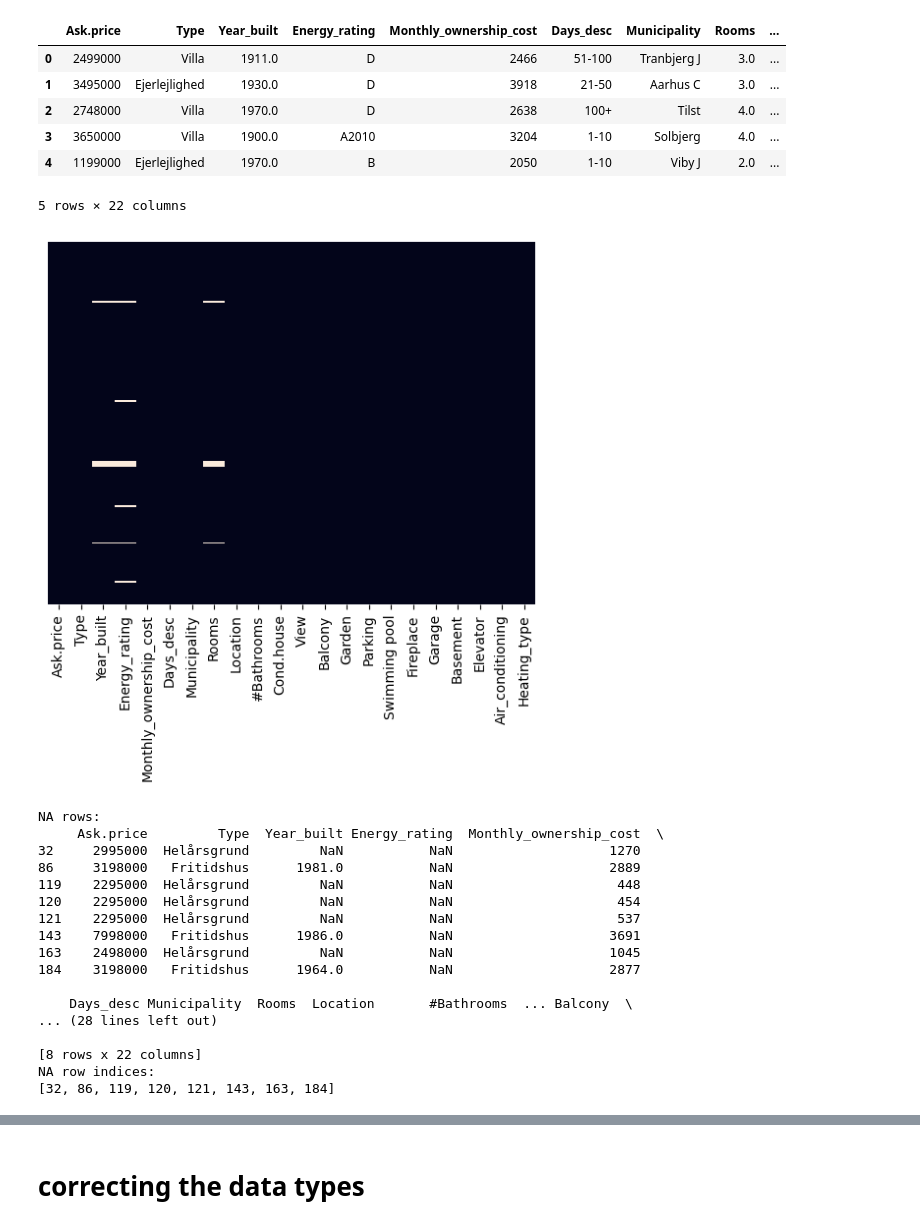
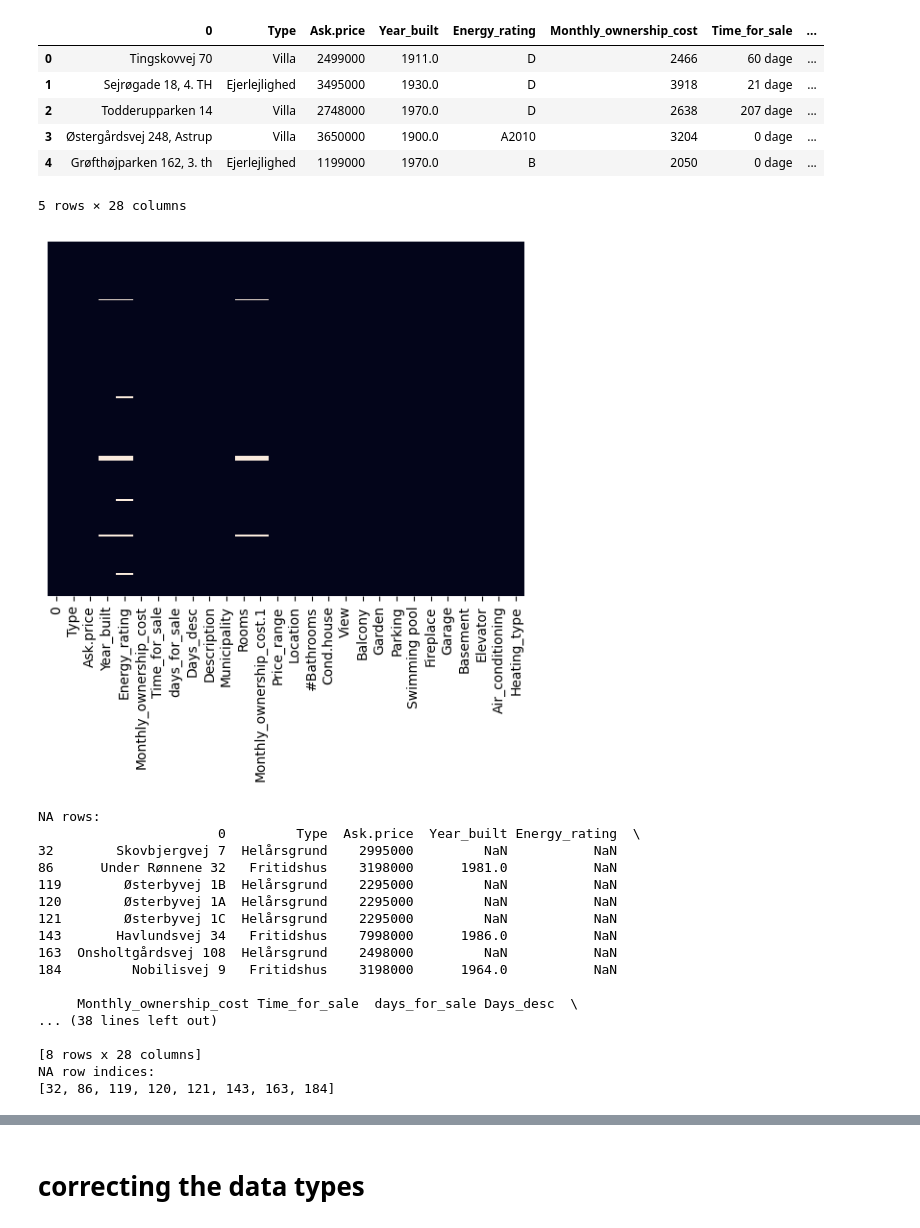
Before and after one commit to SebVJ/dsp_project, a Jupyter notebook: dsp_project/1. Data Exploration/Data_exp.ipynb, the cells around one changed output, grey strips where cells are left out. Drawn from its saved outputs; the diff is of its cells as text; code cells hidden in the pictures.

```diff
--- a/dsp_project/1. Data Exploration/Data_exp.ipynb
+++ b/dsp_project/1. Data Exploration/Data_exp.ipynb
@@ -12,19 +12,19 @@ warnings.filterwarnings('ignore')
 # %%
 import pandas as pd
 
 df = pd.read_excel('/Users/andreasbrogaard/Documents/dsp_project/dsp_project/Data Collection/gpt_response_clean.xlsx')
 
 #df_train = df[['Type', 'Ask.price', 'Year_built', 'Energy_rating', 'Monthly_ownership_cost', 'Days_desc', 'Municipality', 'Rooms', 'Monthly_ownership_cost.1', 'Location', '#Bathrooms', 'Cond.house', 'View', 'Balcony', 'Garden', 'Parking', 'Swimming pool', 'Fireplace', 'Garage', 'Basement', 'Elevator', 'Air_conditioning', 'Heating_type']]
-df = df[[ 'Ask.price', 'Type', 'Year_built', 'Energy_rating', 'Monthly_ownership_cost', 'Days_desc', 'Municipality', 'Rooms', 'Location', '#Bathrooms', 'Cond.house', 'View', 'Balcony', 'Garden', 'Parking', 'Swimming pool', 'Fireplace', 'Garage', 'Basement', 'Elevator', 'Air_conditioning', 'Heating_type']]
+#df = df[[ 'Ask.price', 'Type', 'Year_built', 'Energy_rating', 'Monthly_ownership_cost', 'Days_desc', 'Municipality', 'Rooms', 'Location', '#Bathrooms', 'Cond.house', 'View', 'Balcony', 'Garden', 'Parking', 'Swimming pool', 'Fireplace', 'Garage', 'Basement', 'Elevator', 'Air_conditioning', 'Heating_type']]
 df.head()
 # %% [output]
-|  | Ask.price | Type | Year_built | Energy_rating | Monthly_ownership_cost | Days_desc | Municipality | Rooms | ... |
-| 0 | 2499000 | Villa | 1911.0 | D | 2466 | 51-100 | Tranbjerg J | 3.0 | ... |
-| 1 | 3495000 | Ejerlejlighed | 1930.0 | D | 3918 | 21-50 | Aarhus C | 3.0 | ... |
-| 2 | 2748000 | Villa | 1970.0 | D | 2638 | 100+ | Tilst | 4.0 | ... |
-| 3 | 3650000 | Villa | 1900.0 | A2010 | 3204 | 1-10 | Solbjerg | 4.0 | ... |
-| 4 | 1199000 | Ejerlejlighed | 1970.0 | B | 2050 | 1-10 | Viby J | 2.0 | ... |
+|  | 0 | Type | Ask.price | Year_built | Energy_rating | Monthly_ownership_cost | Time_for_sale | ... |
+| 0 | Tingskovvej 70 | Villa | 2499000 | 1911.0 | D | 2466 | 60 dage | ... |
+| 1 | Sejrøgade 18, 4. TH | Ejerlejlighed | 3495000 | 1930.0 | D | 3918 | 21 dage | ... |
+| 2 | Todderupparken 14 | Villa | 2748000 | 1970.0 | D | 2638 | 207 dage | ... |
+| 3 | Østergårdsvej 248, Astrup | Villa | 3650000 | 1900.0 | A2010 | 3204 | 0 dage | ... |
+| 4 | Grøfthøjparken 162, 3. th | Ejerlejlighed | 1199000 | 1970.0 | B | 2050 | 0 dage | ... |
-5 rows × 22 columns
+5 rows × 28 columns
 # %%
 import seaborn as sns
 import matplotlib.pyplot as plt
@@ -37,7 +37,7 @@ sns.heatmap(df.isnull(), cbar=False, yticklabels=False)
 # Show the plot
 plt.show()
 # %% [output]
-[figure, old version]
+[figure, new version]
 # %%
 na_rows = df[df.isna().any(axis=1)]
 na_indices = na_rows.index.tolist()
@@ -49,20 +49,20 @@ print(na_indices)
 df.dropna(inplace=True)
 # %% [output]
 NA rows:
-     Ask.price         Type  Year_built Energy_rating  Monthly_ownership_cost  \
-32     2995000  Helårsgrund         NaN           NaN                    1270
-86     3198000   Fritidshus      1981.0           NaN                    2889
-119    2295000  Helårsgrund         NaN           NaN                     448
-120    2295000  Helårsgrund         NaN           NaN                     454
-121    2295000  Helårsgrund         NaN           NaN                     537
-143    7998000   Fritidshus      1986.0           NaN                    3691
-163    2498000  Helårsgrund         NaN           NaN                    1045
-184    3198000   Fritidshus      1964.0           NaN                    2877
+                       0         Type  Ask.price  Year_built Energy_rating  \
+32        Skovbjergvej 7  Helårsgrund    2995000         NaN           NaN
+86      Under Rønnene 32   Fritidshus    3198000      1981.0           NaN
+119        Østerbyvej 1B  Helårsgrund    2295000         NaN           NaN
+120        Østerbyvej 1A  Helårsgrund    2295000         NaN           NaN
+121        Østerbyvej 1C  Helårsgrund    2295000         NaN           NaN
+143       Havlundsvej 34   Fritidshus    7998000      1986.0           NaN
+163  Onsholtgårdsvej 108  Helårsgrund    2498000         NaN           NaN
+184         Nobilisvej 9   Fritidshus    3198000      1964.0           NaN
 
-    Days_desc Municipality  Rooms  Location       #Bathrooms  ... Balcony  \
-... (28 lines left out)
+     Monthly_ownership_cost Time_for_sale  days_for_sale Days_desc  \
+... (38 lines left out)
 
-[8 rows x 22 columns]
+[8 rows x 28 columns]
 NA row indices:
 [32, 86, 119, 120, 121, 143, 163, 184]
 # %%
```
Also changed, not shown: parts of 9 cells of this notebook.
